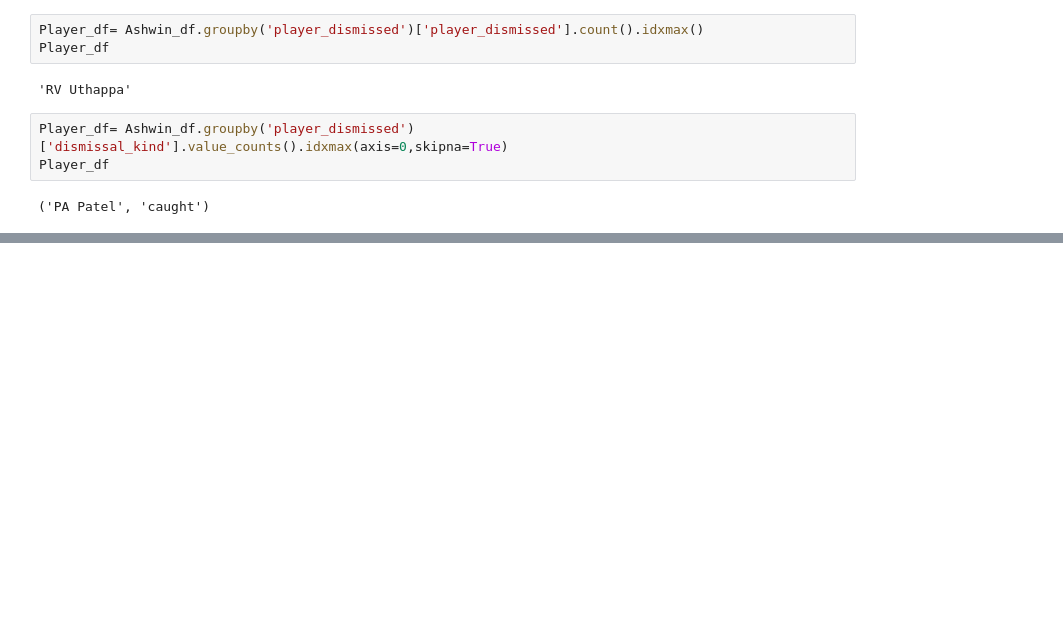
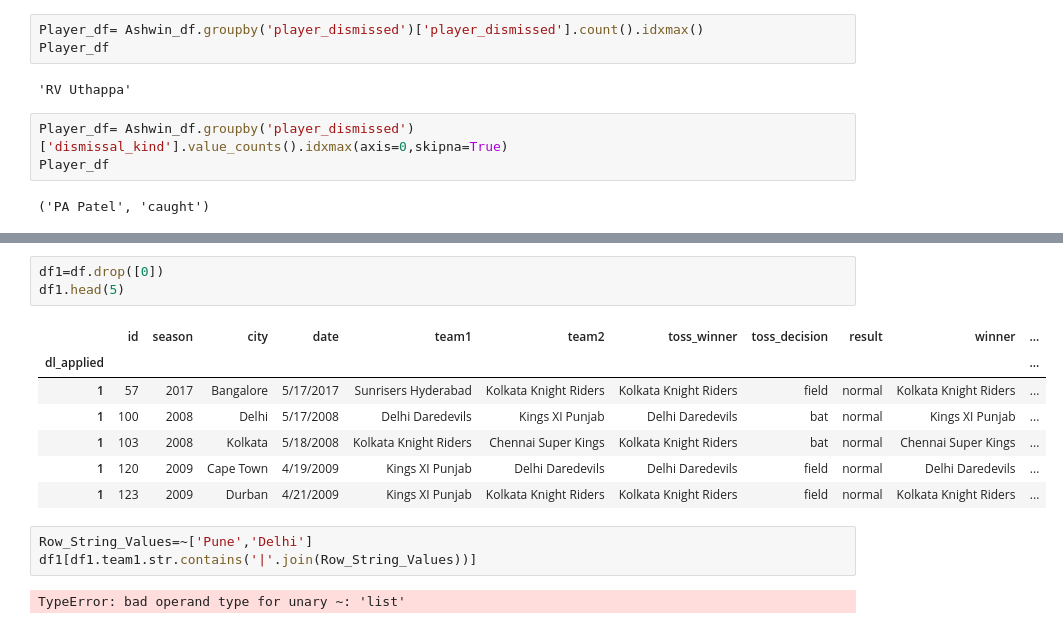
Before and after one commit to ramyasivakumar7/ML, a Jupyter notebook: Pandas-Home1.ipynb, the cells around one changed output, grey strips where cells are left out. Cells and saved outputs as stored; diff of their text form; blank space fills up the shorter version.

```diff
--- a/Pandas-Home1.ipynb
+++ b/Pandas-Home1.ipynb
@@ -46,0 +73,16 @@ Player_df
+# %%
+df1=df.drop([0])
+df1.head(5)
+# %% [output]
+|  | id | season | city | date | team1 | team2 | toss_winner | toss_decision | result | winner | ... |
+| dl_applied |  |  |  |  |  |  |  |  |  |  | ... |
+| 1 | 57 | 2017 | Bangalore | 5/17/2017 | Sunrisers Hyderabad | Kolkata Knight Riders | Kolkata Knight Riders | field | normal | Kolkata Knight Riders | ... |
+| 1 | 100 | 2008 | Delhi | 5/17/2008 | Delhi Daredevils | Kings XI Punjab | Delhi Daredevils | bat | normal | Kings XI Punjab | ... |
+| 1 | 103 | 2008 | Kolkata | 5/18/2008 | Kolkata Knight Riders | Chennai Super Kings | Kolkata Knight Riders | bat | normal | Chennai Super Kings | ... |
+| 1 | 120 | 2009 | Cape Town | 4/19/2009 | Kings XI Punjab | Delhi Daredevils | Delhi Daredevils | field | normal | Delhi Daredevils | ... |
+| 1 | 123 | 2009 | Durban | 4/21/2009 | Kings XI Punjab | Kolkata Knight Riders | Kolkata Knight Riders | field | normal | Kolkata Knight Riders | ... |
+# %%
+Row_String_Values=~['Pune','Delhi']
+df1[df1.team1.str.contains('|'.join(Row_String_Values))]
+# %% [output]
+TypeError: bad operand type for unary ~: 'list'
```
Also changed, not shown: parts of 2 cells of this notebook.
